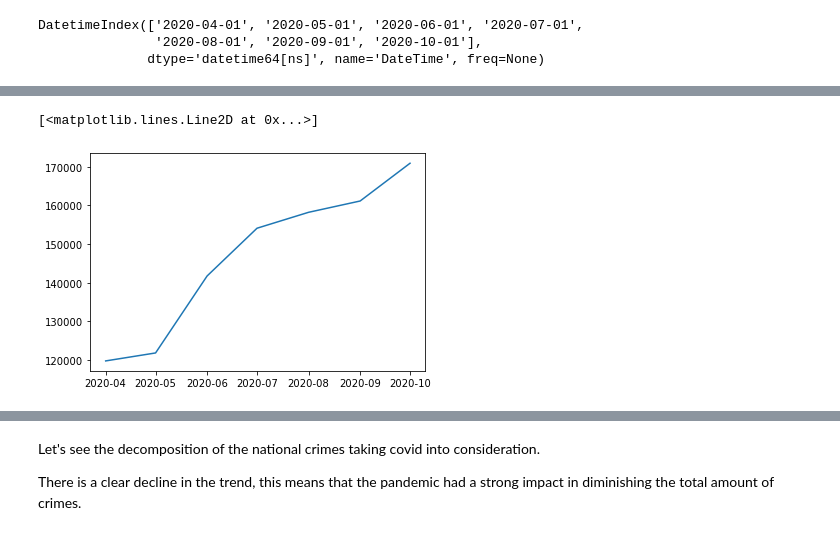
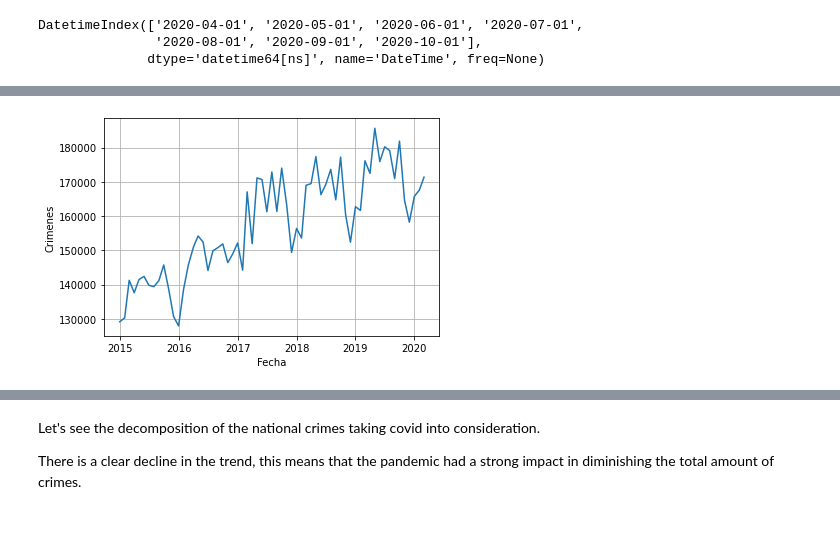
Before and after one commit to ejcv/dataMexicoChallenge, a Jupyter notebook: forecasting_crimes.ipynb, the cells around one changed output, grey strips where cells are left out. Drawn from its saved outputs; the diff is of its cells as text; code cells hidden in the pictures.

```diff
--- a/forecasting_crimes.ipynb
+++ b/forecasting_crimes.ipynb
@@ -111,5 +109,7 @@ plt.plot(national_crimes_before_covid_df)
-# %%
-plt.plot(national_crimes_after_covid_df)
-# %% [output]
-[<matplotlib.lines.Line2D at 0x...>]
-[figure, removed]
+# %%
+plt.plot(national_crimes_before_covid_df)
+plt.xlabel('Fecha')
+plt.ylabel('Crimenes')
+plt.grid()
+# %% [output]
+[figure, added]
```
Also changed, not shown: parts of 20 cells of this notebook, 1 other file.
